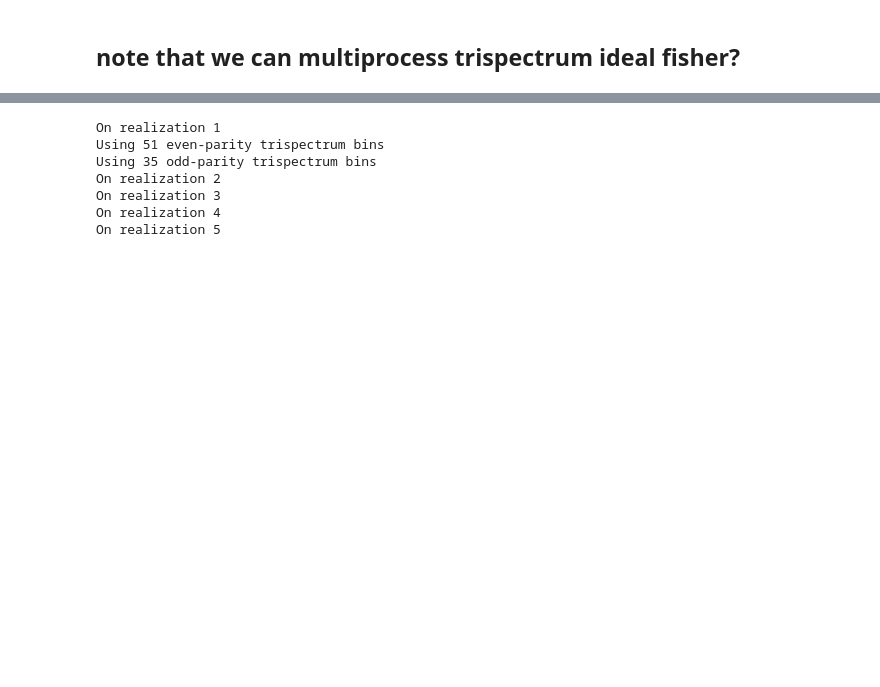
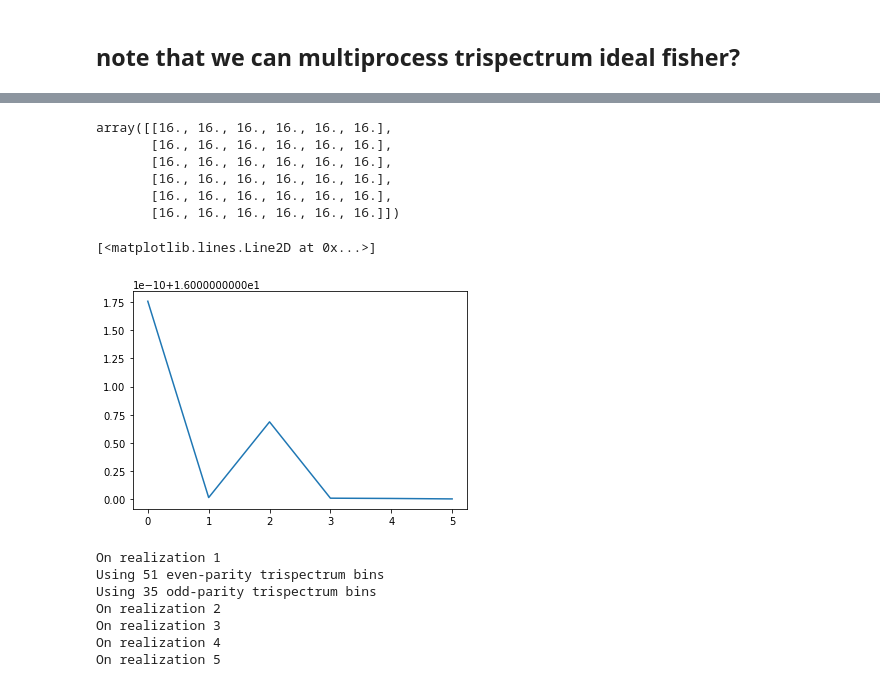
Before and after one commit to oliverphilcox/PolyBin, a Jupyter notebook: Tutorial.ipynb, the cells around one changed output, grey strips where cells are left out. Cells and saved outputs as stored; diff of their text form; code cells hidden in the pictures; blank space fills up the shorter version.

```diff
--- a/Tutorial.ipynb
+++ b/Tutorial.ipynb
@@ -556,3 +585,18 @@ t_odd = tspec.Tl_unwindowed(data,parity='odd',verb=True)
+# %%
+(fish_odd1/fish_odd05)
+# %% [output]
+array([[16., 16., 16., 16., 16., 16.],
+       [16., 16., 16., 16., 16., 16.],
+       [16., 16., 16., 16., 16., 16.],
+       [16., 16., 16., 16., 16., 16.],
+       [16., 16., 16., 16., 16., 16.],
+       [16., 16., 16., 16., 16., 16.]])
+# %%
+#plt.plot(t_odd1/t_odd05)
+plt.plot(np.diag(fish_odd1)/np.diag(fish_odd05))
+# %% [output]
+[<matplotlib.lines.Line2D at 0x...>]
+[figure, added]
 # %%
 fishs = []
 for i in range(5):
```
Also changed, not shown: parts of 24 cells of this notebook, 13 other files.
